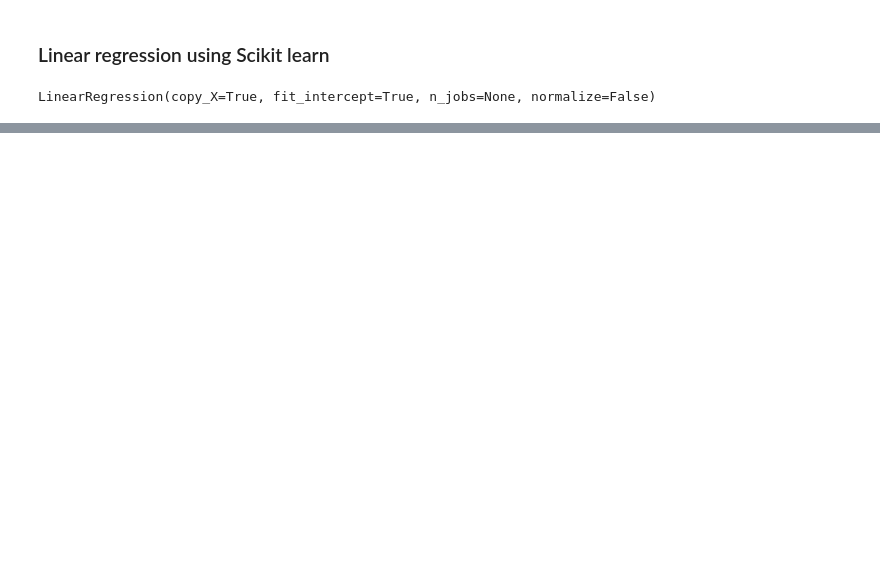
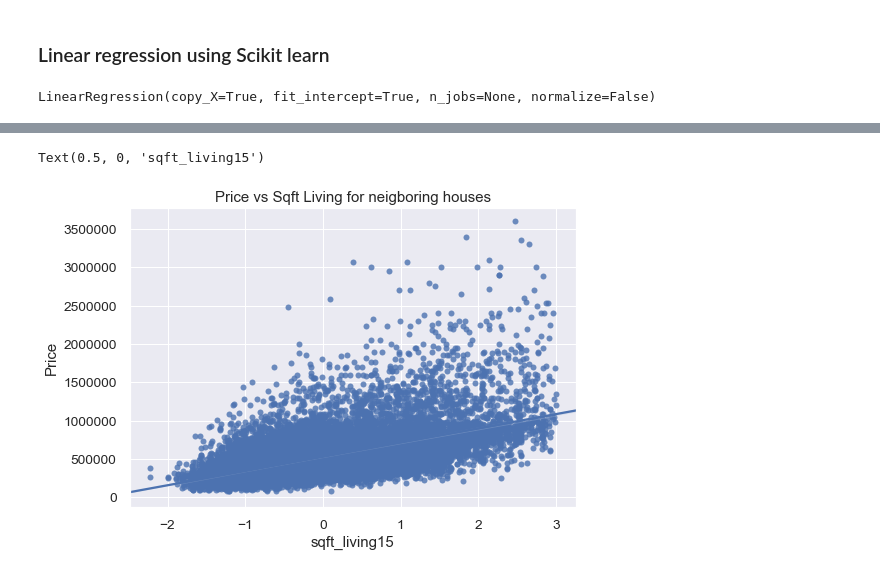
Before and after one commit to Dantarshi/dsc-v2-mod1-final-project-online-ds-ft-100719, a Jupyter notebook: student.ipynb, the cells around one changed output, grey strips where cells are left out. Drawn from its saved outputs; the diff is of its cells as text; code cells hidden in the pictures; blank space fills up the shorter version.

```diff
--- a/student.ipynb
+++ b/student.ipynb
@@ -773,0 +653,13 @@ res_df.sort_values('r_squared',ascending=False)
+# %%
+#regression line and scatter plot for price vs sqft_living15
+Sqft_living15 = data_ols['sqft_living15'].values
+Price = data_ols['price'].values
+
+sns.regplot(x= Sqft_living15, y= Price)
+
+plt.title("Price vs Sqft Living for neigboring houses")
+plt.ylabel('Price')
+plt.xlabel("sqft_living15")
+# %% [output]
+Text(0.5, 0, 'sqft_living15')
+[figure, added]
```
Also changed, not shown: parts of 64 cells of this notebook, 18 other files.
